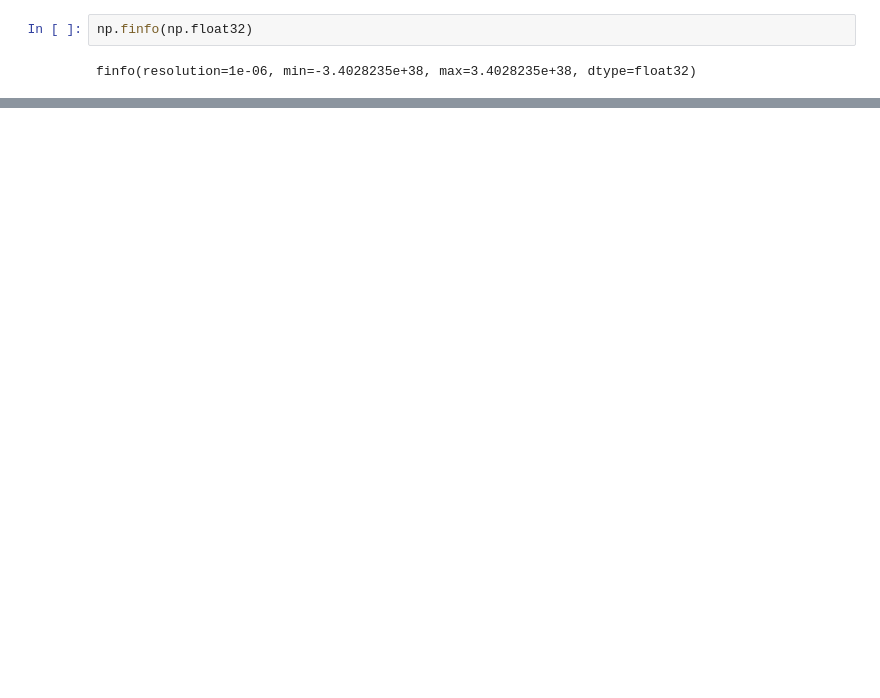
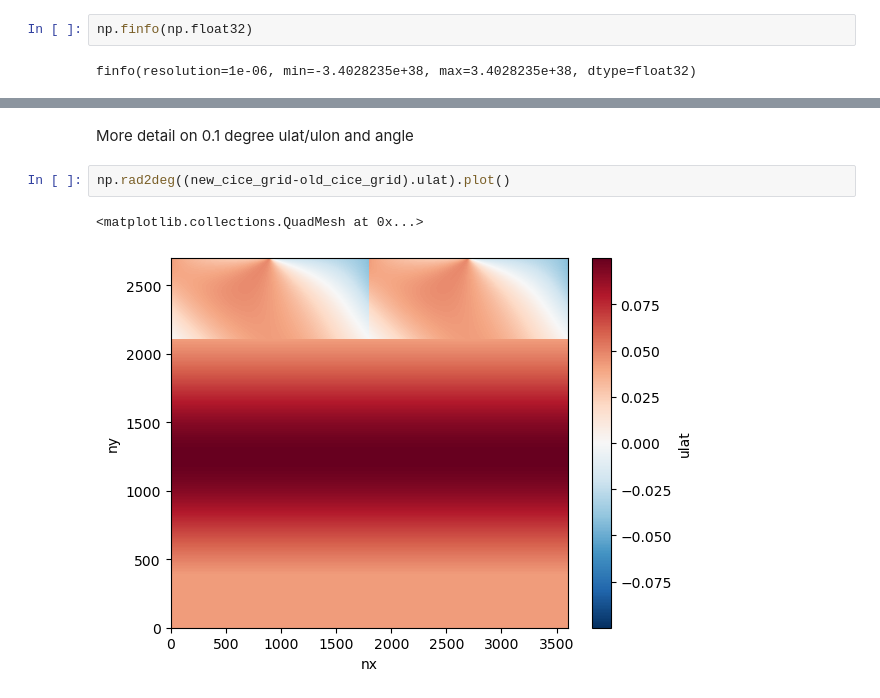
Before and after one commit to anton-seaice/sandbox, a Jupyter notebook: cice_grid_valiation.ipynb, the cells around one changed output, grey strips where cells are left out. Drawn from its saved outputs; the diff is of its cells as text; blank space fills up the shorter version.

Commit message:
grid gen script validation

```diff
--- a/cice_grid_valiation.ipynb
+++ b/cice_grid_valiation.ipynb
@@ -87,0 +86,7 @@ missing vars in new?
+# %% [markdown]
+More detail on 0.1 degree ulat/ulon and angle
+# %%
+np.rad2deg((new_cice_grid-old_cice_grid).ulat).plot()
+# %% [output]
+<matplotlib.collections.QuadMesh at 0x...>
+[figure, added]
```
Also changed, not shown: parts of 29 cells of this notebook.
